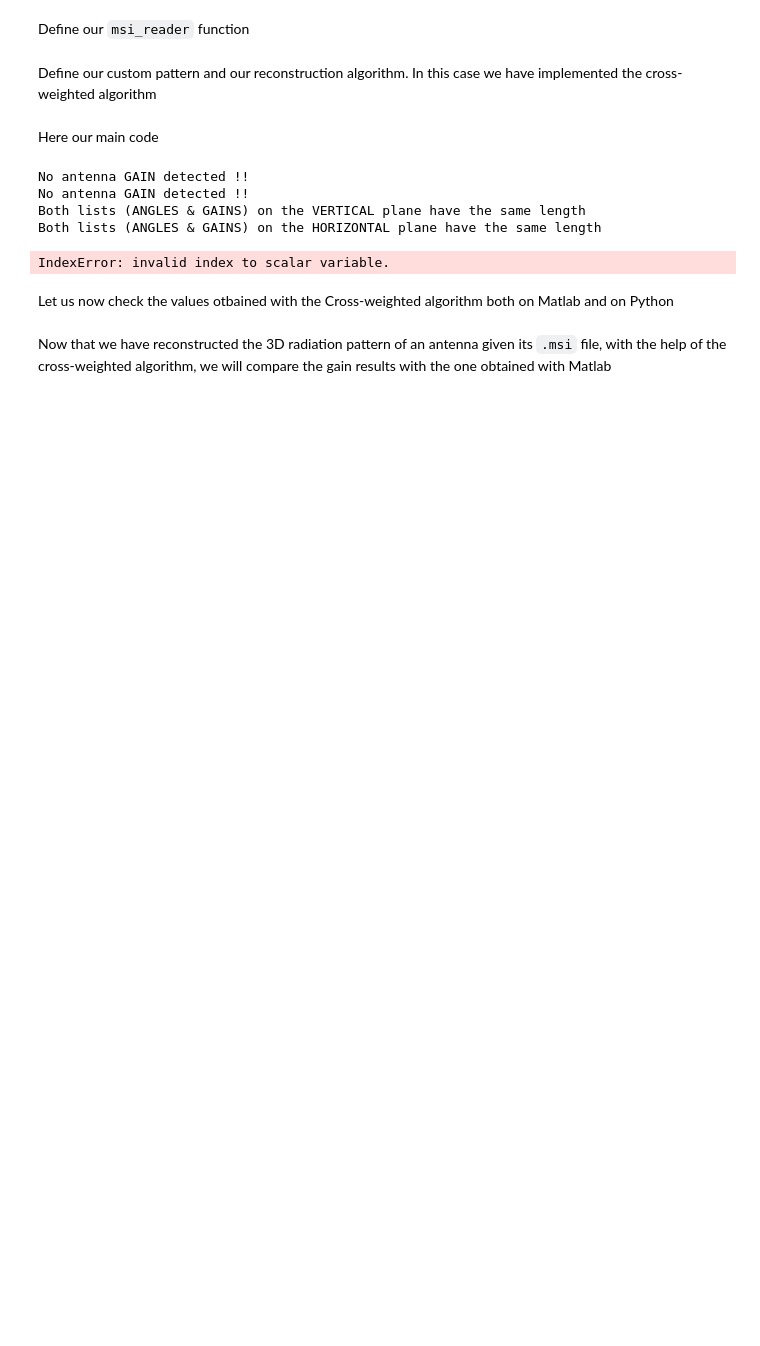
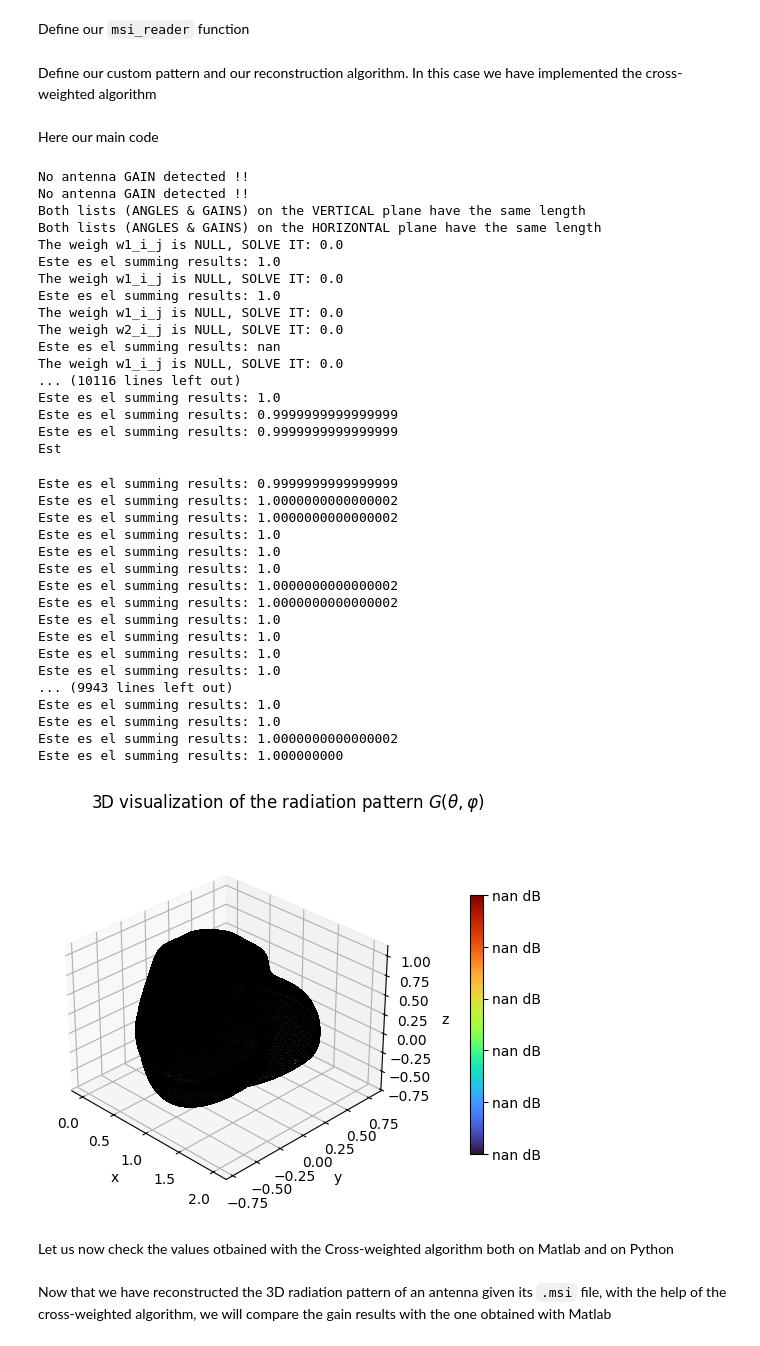
Before and after one commit to pablosreyero/radiation_patterns, a Jupyter notebook: plot_3D_from_MSI_alejandros_based.ipynb, the cells around one changed output. Saved outputs shown, nothing was run; the diff lists cells and outputs as text; code cells hidden in the pictures; blank space fills up the shorter version.

```diff
--- a/plot_3D_from_MSI_alejandros_based.ipynb
+++ b/plot_3D_from_MSI_alejandros_based.ipynb
@@ -205,23 +234,57 @@ Here our main code
 # %%
 path = '80010465_0791_x_co.msi'
 
 # let us read the given .msi file
 antenna_gain, horizontal_angles, horizontal_gains, vertical_angles, vertical_gains = msi_file_reader(path)
+
+# since the .msi file contains atenuations rather than gains:
+horizontal_gains = -horizontal_gains
+vertical_gains = -vertical_gains
 
 # let's apply the cross-weighted algorithm
 cross_weighted_antenna_gains = cross_weighted_algorithm(horizontal_angles,
                                                         horizontal_gains,
                                                         vertical_angles,
                                                         vertical_gains)
 
 # let's plot the computed gain from above's function
 antenna_3D_rad_pattern(cross_weighted_antenna_gains)
 # %% [output]
 No antenna GAIN detected !!
 No antenna GAIN detected !!
 Both lists (ANGLES & GAINS) on the VERTICAL plane have the same length
 Both lists (ANGLES & GAINS) on the HORIZONTAL plane have the same length
+The weigh w1_i_j is NULL, SOLVE IT: 0.0
+Este es el summing results: 1.0
+The weigh w1_i_j is NULL, SOLVE IT: 0.0
+Este es el summing results: 1.0
+The weigh w1_i_j is NULL, SOLVE IT: 0.0
+The weigh w2_i_j is NULL, SOLVE IT: 0.0
+Este es el summing results: nan
+The weigh w1_i_j is NULL, SOLVE IT: 0.0
+... (10116 lines left out)
+Este es el summing results: 1.0
+Este es el summing results: 0.9999999999999999
+Este es el summing results: 0.9999999999999999
+Est
-IndexError: invalid index to scalar variable.
+Este es el summing results: 0.9999999999999999
+Este es el summing results: 1.0000000000000002
+Este es el summing results: 1.0000000000000002
+Este es el summing results: 1.0
+Este es el summing results: 1.0
+Este es el summing results: 1.0
+Este es el summing results: 1.0000000000000002
+Este es el summing results: 1.0000000000000002
+Este es el summing results: 1.0
+Este es el summing results: 1.0
+Este es el summing results: 1.0
+Este es el summing results: 1.0
+... (9943 lines left out)
+Este es el summing results: 1.0
+Este es el summing results: 1.0
+Este es el summing results: 1.0000000000000002
+Este es el summing results: 1.000000000
+[figure, added]
 # %% [markdown]
 Let us now check the values otbained with the Cross-weighted algorithm both on Matlab and on Python
 # %% [markdown]
```
Also changed, not shown: parts of 6 cells of this notebook, 1 other file.
